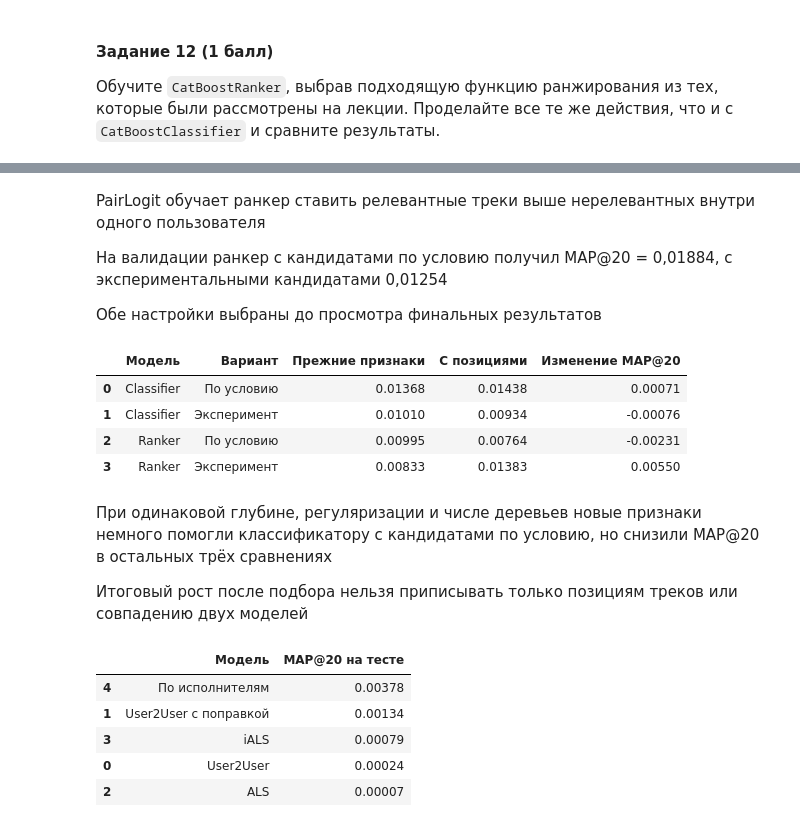
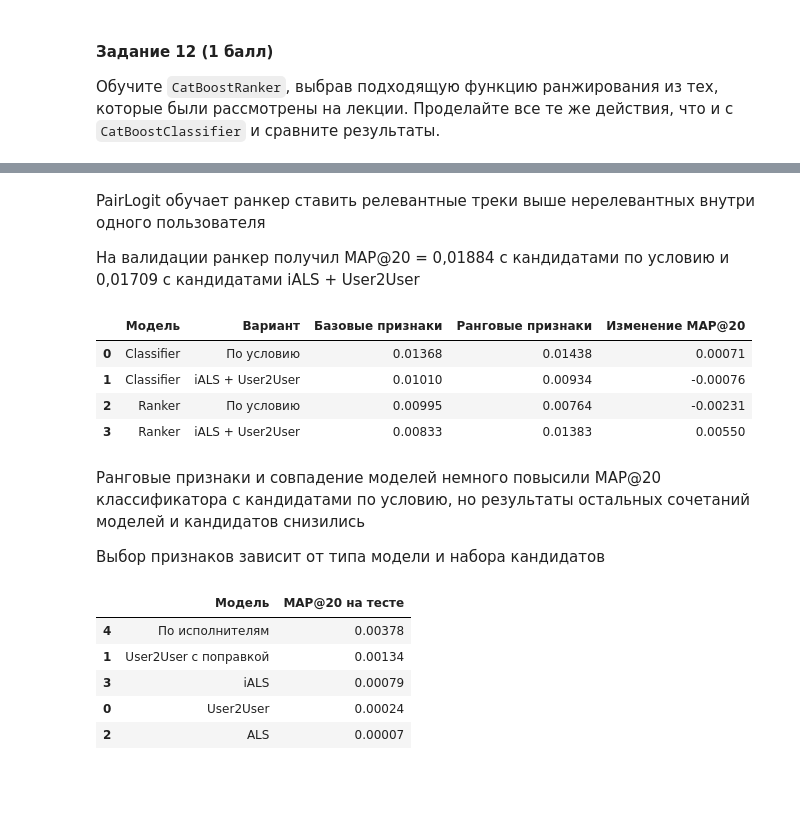
Before and after one commit to BogdanDelektorskiy/machine_learning_2, a Jupyter notebook: homeworks/02_recommendations/02_recsys.ipynb, the cells around one changed output, grey strips where cells are left out. Saved outputs shown, nothing was run; the diff lists cells and outputs as text; code cells hidden in the pictures; blank space fills up the shorter version.

```diff
--- a/homeworks/02_recommendations/02_recsys.ipynb
+++ b/homeworks/02_recommendations/02_recsys.ipynb
@@ -1158,20 +1156,20 @@ class CandidateUser2User(User2User):
         return np.argsort(scores)[::-1]
 
 ials_user_factors, ials_item_factors = ials_best_factors
-experimental_u2u_model = CandidateUser2User(train_ratings)
-experimental_lfm_candidates, experimental_u2u_candidates, experimental_candidates = collect_candidates(
-    ials_user_factors, ials_item_factors, experimental_u2u_model
+adjusted_u2u_model = CandidateUser2User(train_ratings)
+adjusted_lfm_candidates, adjusted_u2u_candidates, adjusted_candidates = collect_candidates(
+    ials_user_factors, ials_item_factors, adjusted_u2u_model
 )
 
-variant_models['Эксперимент'] = {
+variant_models['iALS + User2User'] = {
     'user_factors': ials_user_factors,
     'item_factors': ials_item_factors,
-    'u2u_model': experimental_u2u_model,
-    'lfm_candidates': experimental_lfm_candidates,
-    'u2u_candidates': experimental_u2u_candidates,
-    'candidates': experimental_candidates,
+    'u2u_model': adjusted_u2u_model,
+    'lfm_candidates': adjusted_lfm_candidates,
+    'u2u_candidates': adjusted_u2u_candidates,
+    'candidates': adjusted_candidates,
 }
-candidate_sets['Эксперимент'] = experimental_candidates
+candidate_sets['iALS + User2User'] = adjusted_candidates
 candidate_generation_summary = pd.concat([
     candidate_summary(name, config['candidates'], config['lfm_candidates'], config['u2u_candidates'])
     for name, config in variant_models.items()
@@ -1537,40 +1533,38 @@ display(ranker_settings.round(5))
 # %% [markdown]
 PairLogit обучает ранкер ставить релевантные треки выше нерелевантных внутри одного пользователя
 
-На валидации ранкер с кандидатами по условию получил MAP@20 = 0,01884, с экспериментальными кандидатами 0,01254
-
-Обе настройки выбраны до просмотра финальных результатов
+На валидации ранкер получил MAP@20 = 0,01884 с кандидатами по условию и 0,01709 с кандидатами iALS + User2User
 # %%
 feature_effect_rows = []
 for name, results, models, trees in [
     ('Classifier', classifier_results, classifier_models, 300),
     ('Ranker', ranker_results, ranker_models, 200),
 ]:
     for variant in candidate_sets:
         row = results[
             (results['Вариант'] == variant) & (results['Признаки'] == 'С позициями')
             & (results['Глубина'] == 6) & (results['Регуляризация'] == 5)
             & (results['Деревьев'] == trees)
         ].iloc[0]
-        before = models[variant]['baseline']['score']
+        base_score = models[variant]['baseline']['score']
         feature_effect_rows.append({
             'Модель': name, 'Вариант': variant,
-            'Прежние признаки': before, 'С позициями': row['MAP@20'],
-            'Изменение MAP@20': row['MAP@20'] - before,
+            'Базовые признаки': base_score, 'Ранговые признаки': row['MAP@20'],
+            'Изменение MAP@20': row['MAP@20'] - base_score,
         })
 
 feature_effect = pd.DataFrame(feature_effect_rows)
 display(feature_effect.round(5))
 # %% [output]
-|  | Модель | Вариант | Прежние признаки | С позициями | Изменение MAP@20 |
+|  | Модель | Вариант | Базовые признаки | Ранговые признаки | Изменение MAP@20 |
 | 0 | Classifier | По условию | 0.01368 | 0.01438 | 0.00071 |
-| 1 | Classifier | Эксперимент | 0.01010 | 0.00934 | -0.00076 |
+| 1 | Classifier | iALS + User2User | 0.01010 | 0.00934 | -0.00076 |
 | 2 | Ranker | По условию | 0.00995 | 0.00764 | -0.00231 |
-| 3 | Ranker | Эксперимент | 0.00833 | 0.01383 | 0.00550 |
+| 3 | Ranker | iALS + User2User | 0.00833 | 0.01383 | 0.00550 |
 # %% [markdown]
-При одинаковой глубине, регуляризации и числе деревьев новые признаки немного помогли классификатору с кандидатами по условию, но снизили MAP@20 в остальных трёх сравнениях
+Ранговые признаки и совпадение моделей немного повысили MAP@20 классификатора с кандидатами по условию, но результаты остальных сочетаний моделей и кандидатов снизились
 
-Итоговый рост после подбора нельзя приписывать только позициям треков или совпадению двух моделей
+Выбор признаков зависит от типа модели и набора кандидатов
 # %%
 final_predictions = {
     'User2User': [],
```
Also changed, not shown: parts of 27 cells of this notebook.
